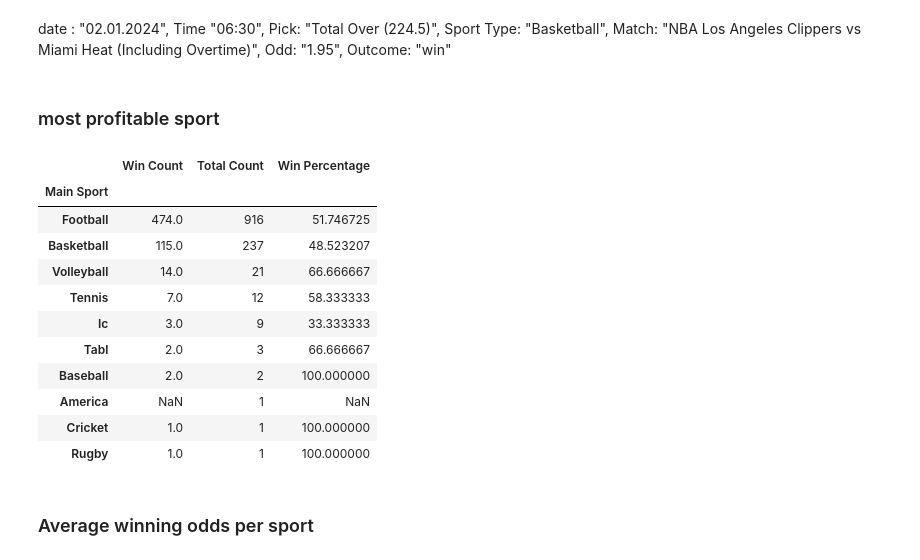
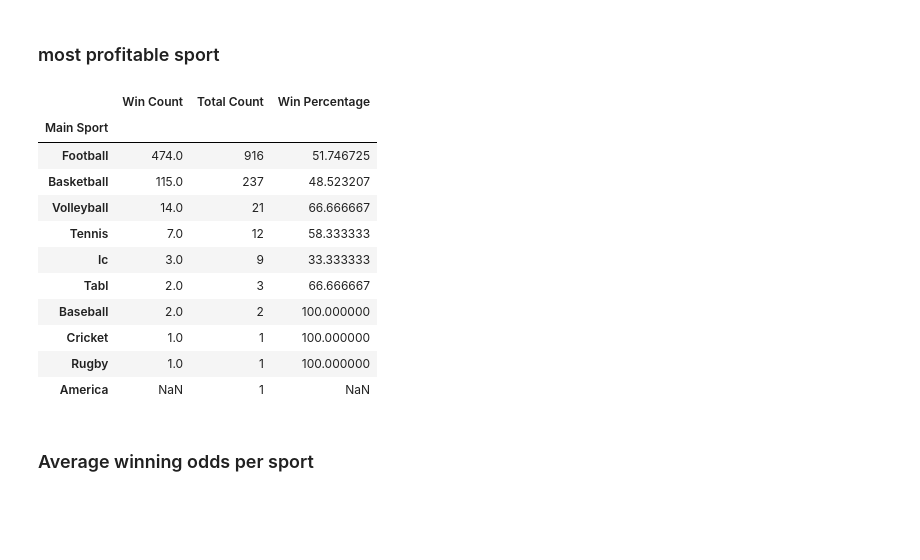
Before and after one commit to namatanda/scrapper, a Jupyter notebook: parser.ipynb, the cells around one changed output. Cells and saved outputs as stored; diff of their text form; code cells hidden in the pictures; blank space fills up the shorter version.

```diff
--- a/parser.ipynb
+++ b/parser.ipynb
@@ -81,7 +29,5 @@ df.head(10)
 df = df[['Time', 'Bet Type', 'Main Sport', 'Sub Sport', 'Home', 'Away', 'Odds', 'Status']]
 df.head(10)
-# %% [markdown]
-date : "02.01.2024", Time "06:30", Pick: "Total Over (224.5)", Sport Type: "Basketball", Match: "NBA	Los Angeles Clippers vs Miami Heat (Including Overtime)", Odd: "1.95", Outcome: "win"
 # %%
 #save the data to csv
 df.to_csv('1xbet_history.csv')
@@ -106,19 +52,19 @@ win_stats = pd.DataFrame({
 win_stats['Win Percentage'] = (win_stats['Win Count'] / win_stats['Total Count']) * 100
 win_stats.sort_values('Total Count', ascending=False)
 # %%
-win_stats.sort_values('Total Count', ascending=False)
+win_stats.sort_values(['Win Count','Total Count'], ascending=False)
 # %% [output]
 |  | Win Count | Total Count | Win Percentage |
 | Main Sport |  |  |  |
 | Football | 474.0 | 916 | 51.746725 |
 | Basketball | 115.0 | 237 | 48.523207 |
 | Volleyball | 14.0 | 21 | 66.666667 |
 | Tennis | 7.0 | 12 | 58.333333 |
 | Ic | 3.0 | 9 | 33.333333 |
 | Tabl | 2.0 | 3 | 66.666667 |
 | Baseball | 2.0 | 2 | 100.000000 |
-| America | NaN | 1 | NaN |
 | Cricket | 1.0 | 1 | 100.000000 |
 | Rugby | 1.0 | 1 | 100.000000 |
+| America | NaN | 1 | NaN |
 # %% [markdown]
 ### Average winning odds per sport
```
Also changed, not shown: parts of 23 cells of this notebook, 1 other file.
